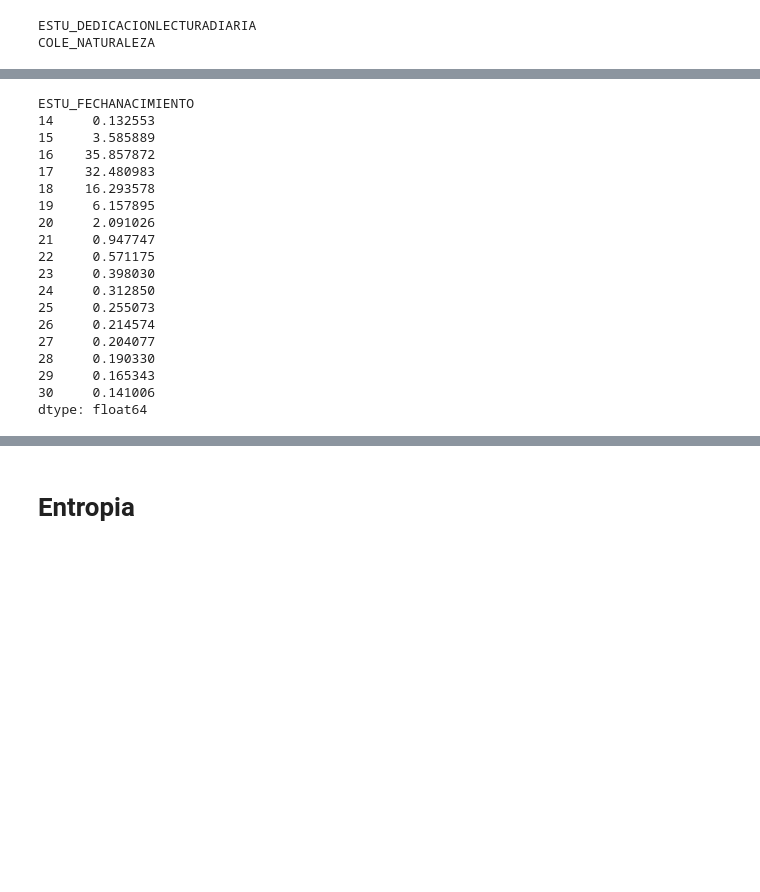
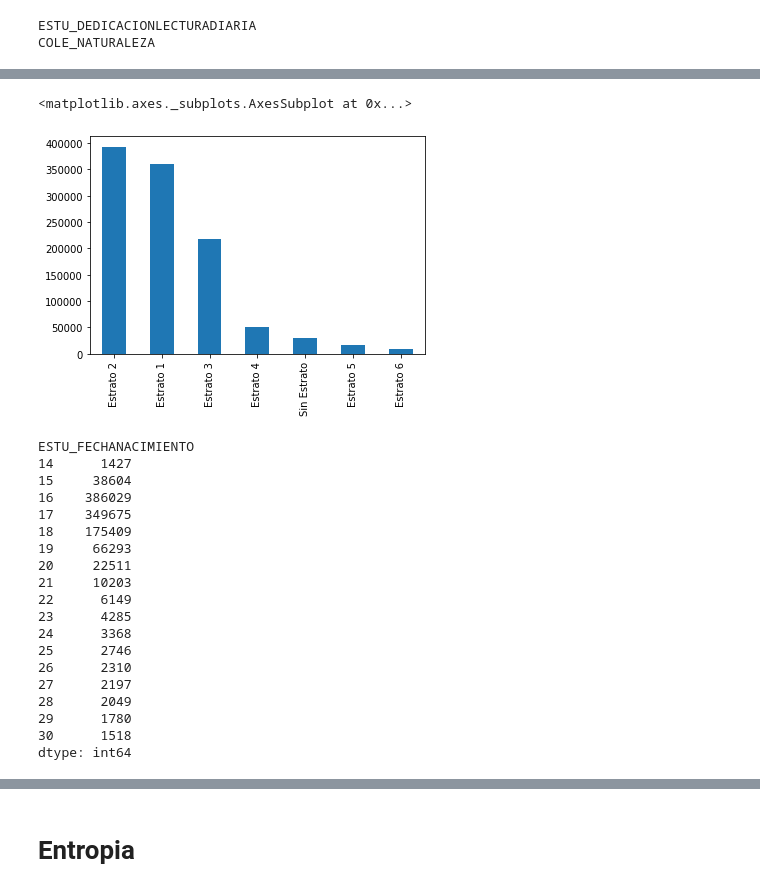
Before and after one commit to dsgantivac/DataMiningProject, a Jupyter notebook: Analisis exploratorio Reduced.ipynb, the cells around one changed output, grey strips where cells are left out. Drawn from its saved outputs; the diff is of its cells as text; code cells hidden in the pictures; blank space fills up the shorter version.

```diff
--- a/Analisis exploratorio Reduced.ipynb
+++ b/Analisis exploratorio Reduced.ipynb
@@ -108,23 +67,28 @@ Sin Estrato     2.758619
 dtype: float64
+# %%
+data['FAMI_ESTRATOVIVIENDA'].value_counts().plot(kind='bar')
+# %% [output]
+<matplotlib.axes._subplots.AxesSubplot at 0x...>
+[figure, added]
 # %%
-data.groupby("ESTU_FECHANACIMIENTO").size()/data.shape[0] * 100
+data.groupby("ESTU_FECHANACIMIENTO").size()
 # %% [output]
 ESTU_FECHANACIMIENTO
-14     0.132553
-15     3.585889
-16    35.857872
-17    32.480983
-18    16.293578
-19     6.157895
-20     2.091026
-21     0.947747
-22     0.571175
-23     0.398030
-24     0.312850
-25     0.255073
-26     0.214574
-27     0.204077
-28     0.190330
-29     0.165343
-30     0.141006
-dtype: float64
+14      1427
+15     38604
+16    386029
+17    349675
+18    175409
+19     66293
+20     22511
+21     10203
+22      6149
+23      4285
+24      3368
+25      2746
+26      2310
+27      2197
+28      2049
+29      1780
+30      1518
+dtype: int64
```
Also changed, not shown: parts of 25 cells of this notebook, 2 other files.
